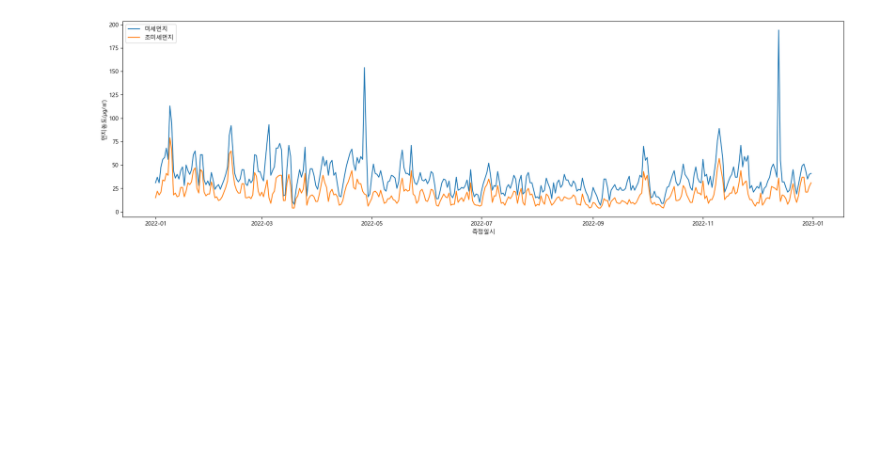
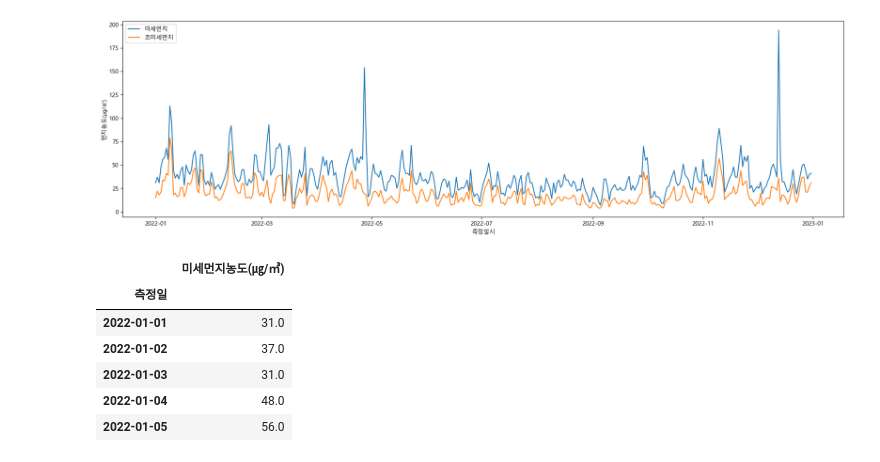
Before and after one commit to onizuka-38/ai_x, a Jupyter notebook: source/07_자연어처리/ch7_시계열분석.ipynb, the cells around one changed output. Cells and saved outputs as stored; diff of their text form; code cells hidden in the pictures; blank space fills up the shorter version.

```diff
--- a/source/07_자연어처리/ch7_시계열분석.ipynb
+++ b/source/07_자연어처리/ch7_시계열분석.ipynb
@@ -195,3 +195,15 @@ plt.legend(loc="upper left")
 plt.show()
 # %% [output]
 [figure]
+# %%
+df_flt2 = df_flt[['측정일', '미세먼지농도(㎍/㎥)']]
+ts = df_flt2.set_index('측정일')
+ts.head()
+# %% [output]
+|  | 미세먼지농도(㎍/㎥) |
+| 측정일 |  |
+| 2022-01-01 | 31.0 |
+| 2022-01-02 | 37.0 |
+| 2022-01-03 | 31.0 |
+| 2022-01-04 | 48.0 |
+| 2022-01-05 | 56.0 |
```
